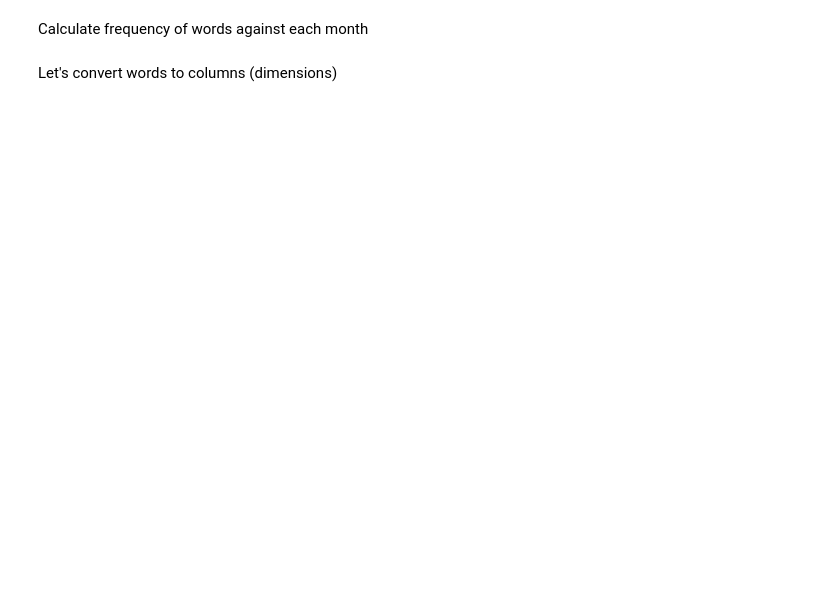
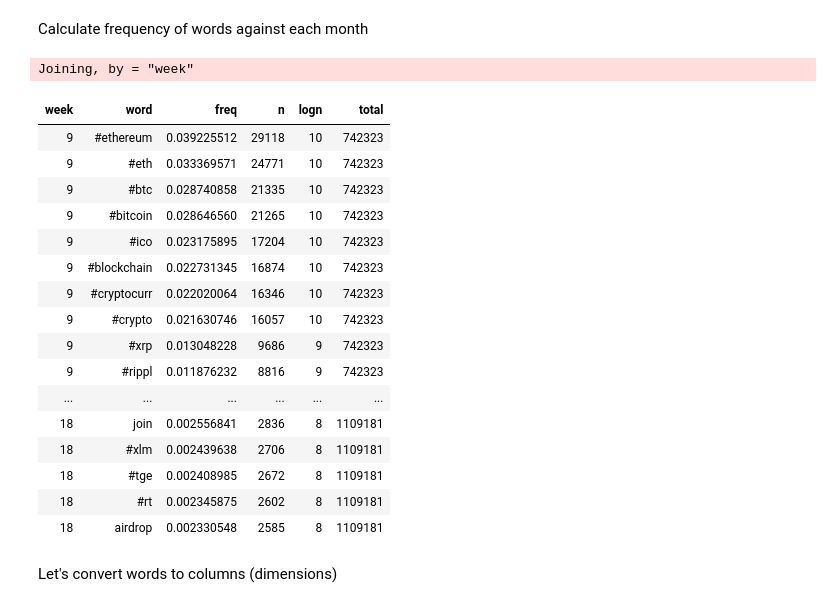
Before and after one commit to rkmalaiya/dynamic_topic_modeling, a Jupyter notebook: code/rlang/tidytext_eth.ipynb, the cells around one changed output. Cells and saved outputs as stored; diff of their text form; code cells hidden in the pictures; blank space fills up the shorter version.

```diff
--- a/code/rlang/tidytext_eth.ipynb
+++ b/code/rlang/tidytext_eth.ipynb
@@ -26,3 +37,5 @@ system('tail -n 5 ../../data/eth_1aug15_1aug18/0_sorted.csv', intern = TRUE)
 # %%
 con = dbConnect(SQLite(), dbname="../../data/twitter.db")
+# %%
+tweets_df = dbGetQuery(con, 'select * from eth where DateTime > "2018-03-03" and DateTime < "2018-05-03" ')
 # %%
@@ -56,10 +100,32 @@ Calculate frequency of words against each month
 # %%
 tidy_tweets_freq <- tidy_tweets %>% mutate(week = week(DateTime)) %>% group_by(week) %>% count(word, sort=TRUE) %>%
 left_join(tidy_tweets %>% mutate(week = week(DateTime)) %>% group_by(week) %>% summarize(total=n())) %>%
-mutate(freq = n/total) %>% select(week, word, freq, n, total)
+mutate(freq = n/total) %>% mutate(logn = round(log(n))) %>% select(week, word, freq, n, logn, total)
+tidy_tweets_orig <- tidy_tweets_freq
+# %% [output]
+Joining, by = "week"
 # %%
-tidy_tweets_freq %<>% arrange(desc(n))  %>% group_by(week) %>% top_n(freq, n=5)
+n=50
+tidy_tweets_freq <- tidy_tweets_orig %>% arrange(desc(n))  %>% group_by(week) %>% top_n(freq, n=n)
 tidy_tweets_freq %>% arrange(week)
+# %% [output]
+| week | word | freq | n | logn | total |
+| 9 | #ethereum | 0.039225512 | 29118 | 10 | 742323 |
+| 9 | #eth | 0.033369571 | 24771 | 10 | 742323 |
+| 9 | #btc | 0.028740858 | 21335 | 10 | 742323 |
+| 9 | #bitcoin | 0.028646560 | 21265 | 10 | 742323 |
+| 9 | #ico | 0.023175895 | 17204 | 10 | 742323 |
+| 9 | #blockchain | 0.022731345 | 16874 | 10 | 742323 |
+| 9 | #cryptocurr | 0.022020064 | 16346 | 10 | 742323 |
+| 9 | #crypto | 0.021630746 | 16057 | 10 | 742323 |
+| 9 | #xrp | 0.013048228 | 9686 | 9 | 742323 |
+| 9 | #rippl | 0.011876232 | 8816 | 9 | 742323 |
+| ... | ... | ... | ... | ... | ... |
+| 18 | join | 0.002556841 | 2836 | 8 | 1109181 |
+| 18 | #xlm | 0.002439638 | 2706 | 8 | 1109181 |
+| 18 | #tge | 0.002408985 | 2672 | 8 | 1109181 |
+| 18 | #rt | 0.002345875 | 2602 | 8 | 1109181 |
+| 18 | airdrop | 0.002330548 | 2585 | 8 | 1109181 |
 # %% [markdown]
 Let's convert words to columns (dimensions)
 # %%
```
Also changed, not shown: parts of 12 cells of this notebook, 2 other files.
